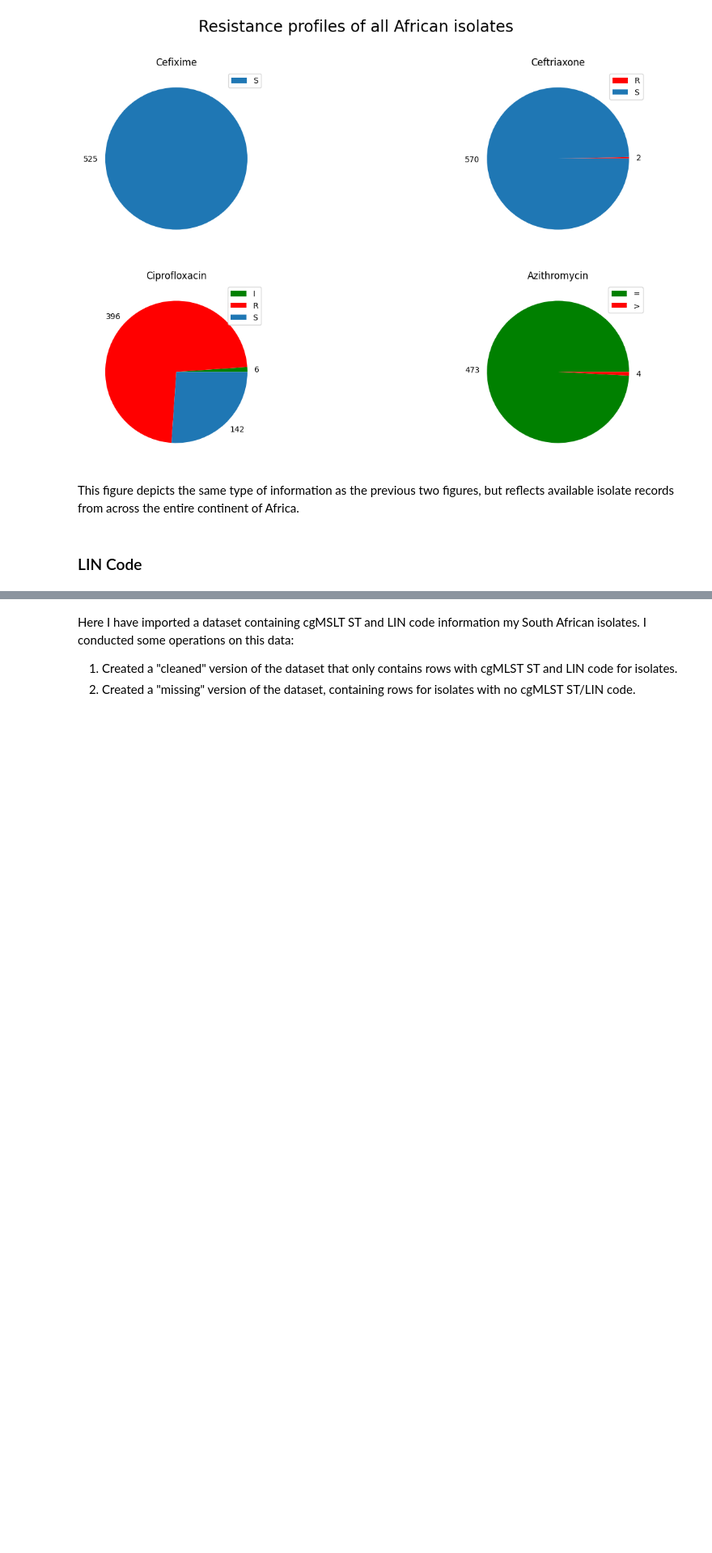
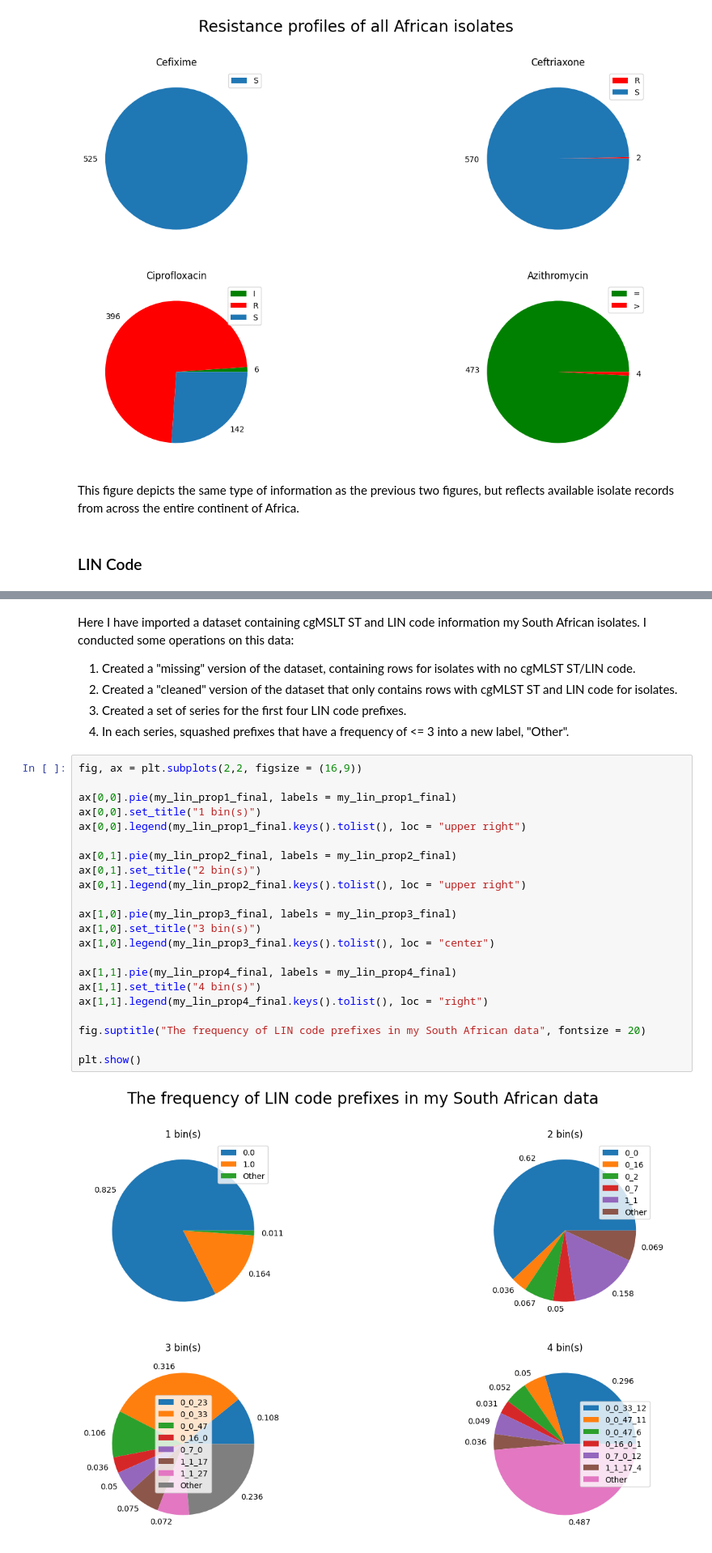
Before and after one commit to watchlotr/NGonorrhoeae_Y4, a Jupyter notebook: NG_Figures.ipynb, the cells around one changed output, grey strips where cells are left out. Shown at 81% size. Saved outputs shown, nothing was run; the diff lists cells and outputs as text; blank space fills up the shorter version.

Commit message:
Commit 9 - adds pie charts showing proportions of different LIN code prefix in my South African dataset

```diff
--- a/NG_Figures.ipynb
+++ b/NG_Figures.ipynb
@@ -444,5 +479,31 @@ pandas.core.series.Series
 # %% [markdown]
 Here I have imported a dataset containing cgMSLT ST and LIN code information my South African isolates. I conducted some operations on this data:
 
-1) Created a "cleaned" version of the dataset that only contains rows with cgMLST ST and LIN code for isolates.
-2) Created a "missing" version of the dataset, containing rows for isolates with no cgMLST ST/LIN code.
+1) Created a "missing" version of the dataset, containing rows for isolates with no cgMLST ST/LIN code.
+2) Created a "cleaned" version of the dataset that only contains rows with cgMLST ST and LIN code for isolates.
+3) Created a set of series for the first four LIN code prefixes.
+4) In each series, squashed prefixes that have a frequency of <= 3 into a new label, "Other".
+# %%
+fig, ax = plt.subplots(2,2, figsize = (16,9))
+
+ax[0,0].pie(my_lin_prop1_final, labels = my_lin_prop1_final)
+ax[0,0].set_title("1 bin(s)")
+ax[0,0].legend(my_lin_prop1_final.keys().tolist(), loc = "upper right")
+
+ax[0,1].pie(my_lin_prop2_final, labels = my_lin_prop2_final)
+ax[0,1].set_title("2 bin(s)")
+ax[0,1].legend(my_lin_prop2_final.keys().tolist(), loc = "upper right")
+
+ax[1,0].pie(my_lin_prop3_final, labels = my_lin_prop3_final)
+ax[1,0].set_title("3 bin(s)")
+ax[1,0].legend(my_lin_prop3_final.keys().tolist(), loc = "center")
+
+ax[1,1].pie(my_lin_prop4_final, labels = my_lin_prop4_final)
+ax[1,1].set_title("4 bin(s)")
+ax[1,1].legend(my_lin_prop4_final.keys().tolist(), loc = "right")
+
+fig.suptitle("The frequency of LIN code prefixes in my South African data", fontsize = 20)
+
+plt.show()
+# %% [output]
+[figure, added]
```
Also changed, not shown: parts of 2 cells of this notebook.
